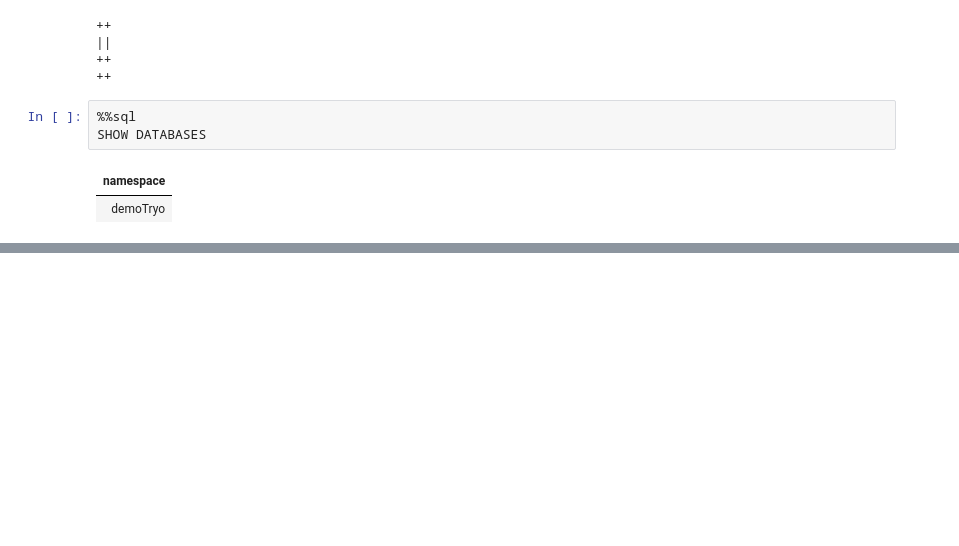
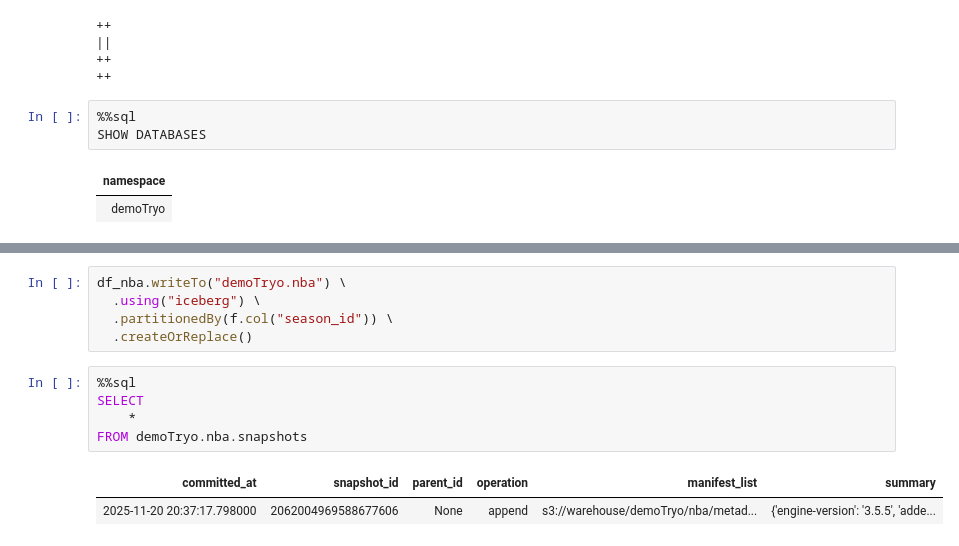
Before and after one commit to sancara/apacheiceberg, a Jupyter notebook: notebooks/Untitled.ipynb, the cells around one changed output, grey strips where cells are left out. Drawn from its saved outputs; the diff is of its cells as text; blank space fills up the shorter version.

```diff
--- a/notebooks/Untitled.ipynb
+++ b/notebooks/Untitled.ipynb
@@ -35,0 +58,13 @@ SHOW DATABASES
+# %%
+df_nba.writeTo("demoTryo.nba") \
+  .using("iceberg") \
+  .partitionedBy(f.col("season_id")) \
+  .createOrReplace()
+# %%
+%%sql
+SELECT
+    *
+FROM demoTryo.nba.snapshots
+# %% [output]
+| committed_at | snapshot_id | parent_id | operation | manifest_list | summary |
+| 2025-11-20 20:37:17.798000 | 2062004969588677606 | None | append | s3://warehouse/demoTryo/nba/metad... | {'engine-version': '3.5.5', 'adde... |
```
Also changed, not shown: parts of 5 cells of this notebook, 3 other files.
